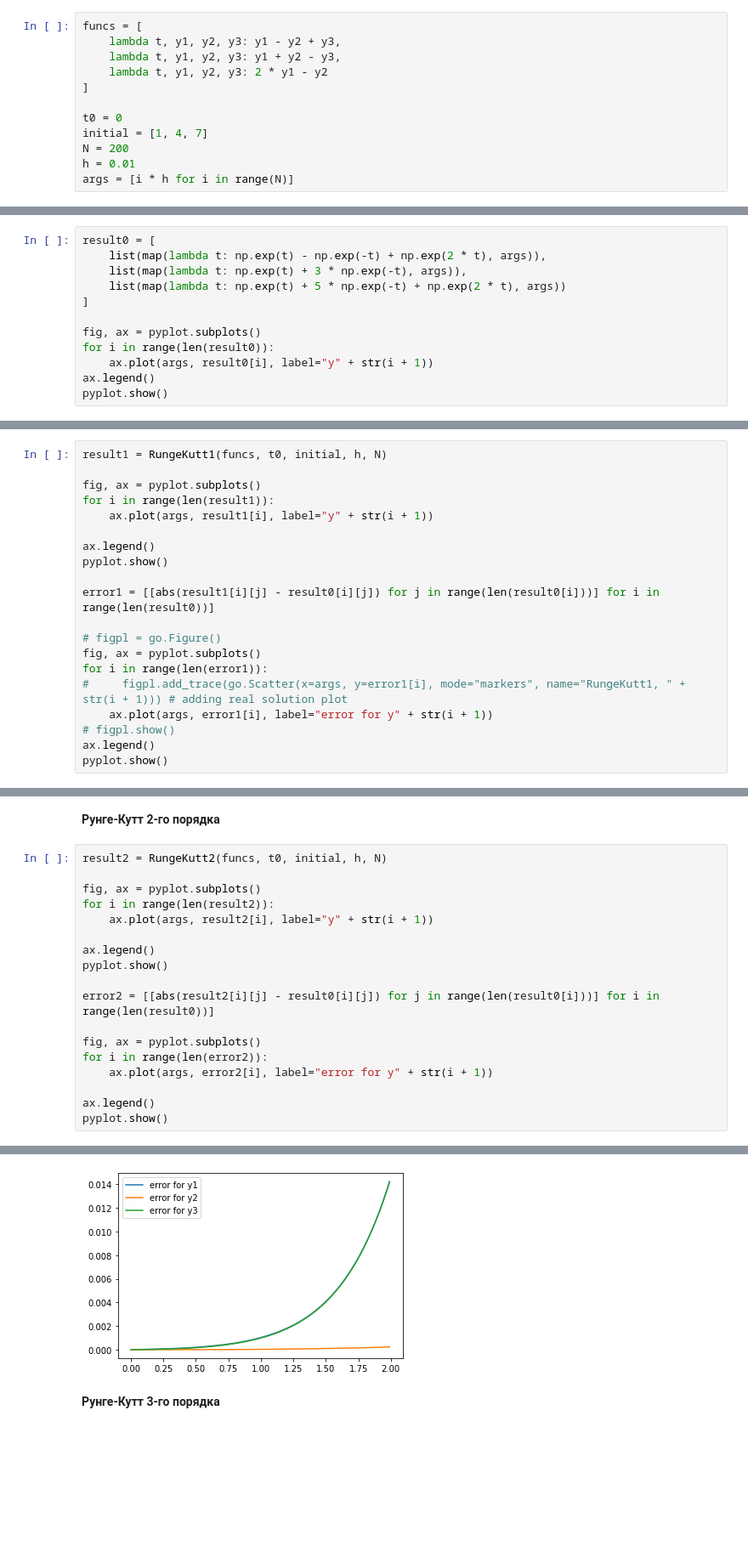
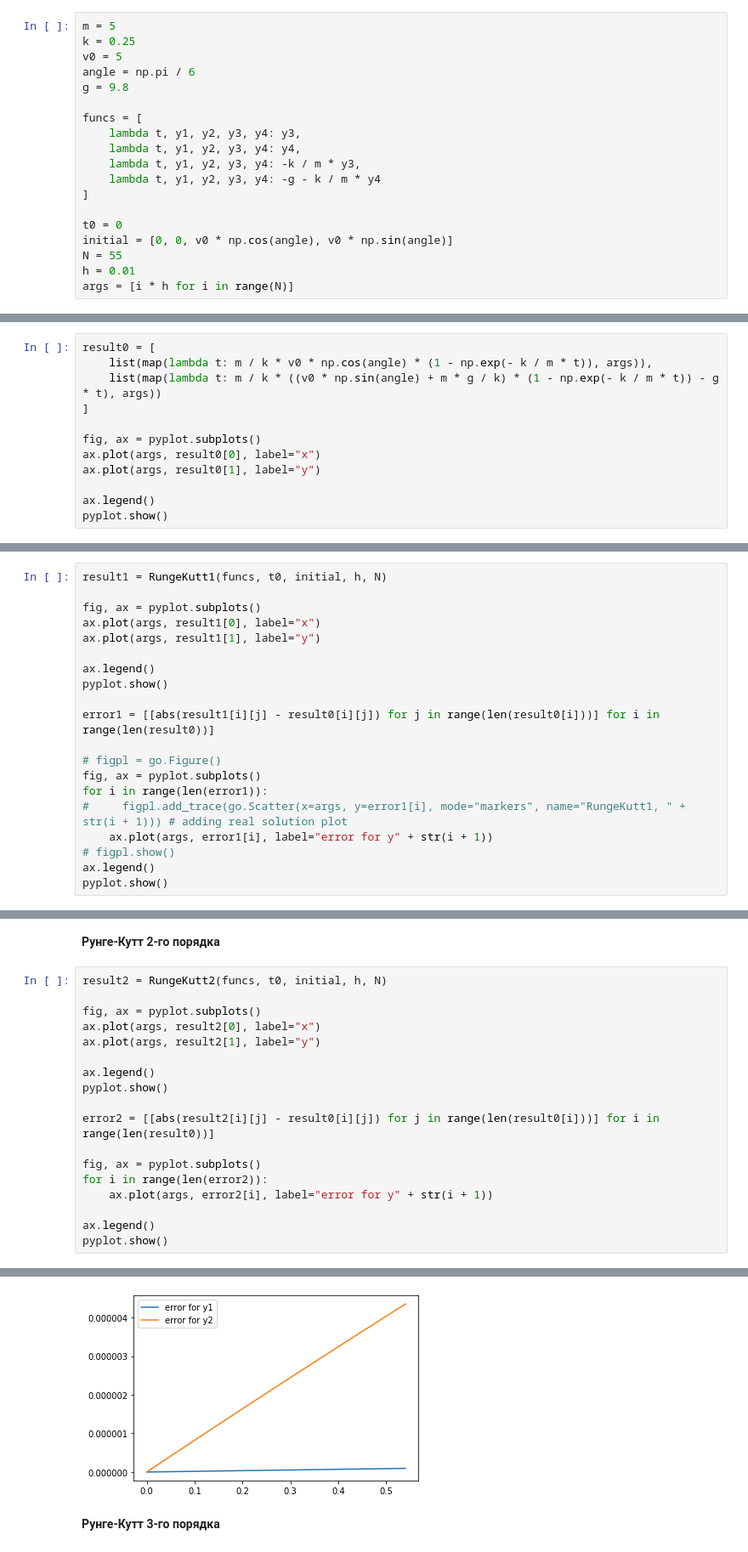
Before and after one commit to rotot0/Project-DiffEq, a Jupyter notebook: Project.ipynb, the cells around one changed output, grey strips where cells are left out. Shown: that part at 85% size. Drawn from its saved outputs; the diff is of its cells as text; blank space fills up the shorter version.

```diff
--- a/Project.ipynb
+++ b/Project.ipynb
@@ -200,29 +200,36 @@ $$
 # %% [markdown]
 **Система ДУ и начальные условия**
 # %%
+m = 5
+k = 0.25
+v0 = 5
+angle = np.pi / 6
+g = 9.8
+
 funcs = [
-    lambda t, y1, y2, y3: y1 - y2 + y3,
-    lambda t, y1, y2, y3: y1 + y2 - y3,
-    lambda t, y1, y2, y3: 2 * y1 - y2
+    lambda t, y1, y2, y3, y4: y3,
+    lambda t, y1, y2, y3, y4: y4,
+    lambda t, y1, y2, y3, y4: -k / m * y3,
+    lambda t, y1, y2, y3, y4: -g - k / m * y4
 ]
 
 t0 = 0
-initial = [1, 4, 7]
-N = 200
+initial = [0, 0, v0 * np.cos(angle), v0 * np.sin(angle)]
+N = 55
 h = 0.01
 args = [i * h for i in range(N)]
 # %% [markdown]
 **Аналитическое решение**
 # %%
 result0 = [
-    list(map(lambda t: np.exp(t) - np.exp(-t) + np.exp(2 * t), args)),
-    list(map(lambda t: np.exp(t) + 3 * np.exp(-t), args)),
-    list(map(lambda t: np.exp(t) + 5 * np.exp(-t) + np.exp(2 * t), args))
+    list(map(lambda t: m / k * v0 * np.cos(angle) * (1 - np.exp(- k / m * t)), args)),
+    list(map(lambda t: m / k * ((v0 * np.sin(angle) + m * g / k) * (1 - np.exp(- k / m * t)) - g * t), args))
 ]
 
 fig, ax = pyplot.subplots()
-for i in range(len(result0)):
-    ax.plot(args, result0[i], label="y" + str(i + 1))
+ax.plot(args, result0[0], label="x")
+ax.plot(args, result0[1], label="y")
+
 ax.legend()
 pyplot.show()
 # %% [output]
@@ -233,8 +240,8 @@ pyplot.show()
 result1 = RungeKutt1(funcs, t0, initial, h, N)
 
 fig, ax = pyplot.subplots()
-for i in range(len(result1)):
-    ax.plot(args, result1[i], label="y" + str(i + 1))
+ax.plot(args, result1[0], label="x")
+ax.plot(args, result1[1], label="y")
 
 ax.legend()
 pyplot.show()
@@ -258,8 +265,8 @@ pyplot.show()
 result2 = RungeKutt2(funcs, t0, initial, h, N)
 
 fig, ax = pyplot.subplots()
-for i in range(len(result2)):
-    ax.plot(args, result2[i], label="y" + str(i + 1))
+ax.plot(args, result2[0], label="x")
+ax.plot(args, result2[1], label="y")
 
 ax.legend()
 pyplot.show()
@@ -277,4 +284,4 @@ pyplot.show()
-[figure, old version]
+[figure, new version]
 # %% [markdown]
 **Рунге-Кутт 3-го порядка**
 # %%
```
Also changed, not shown: parts of 6 cells of this notebook.
